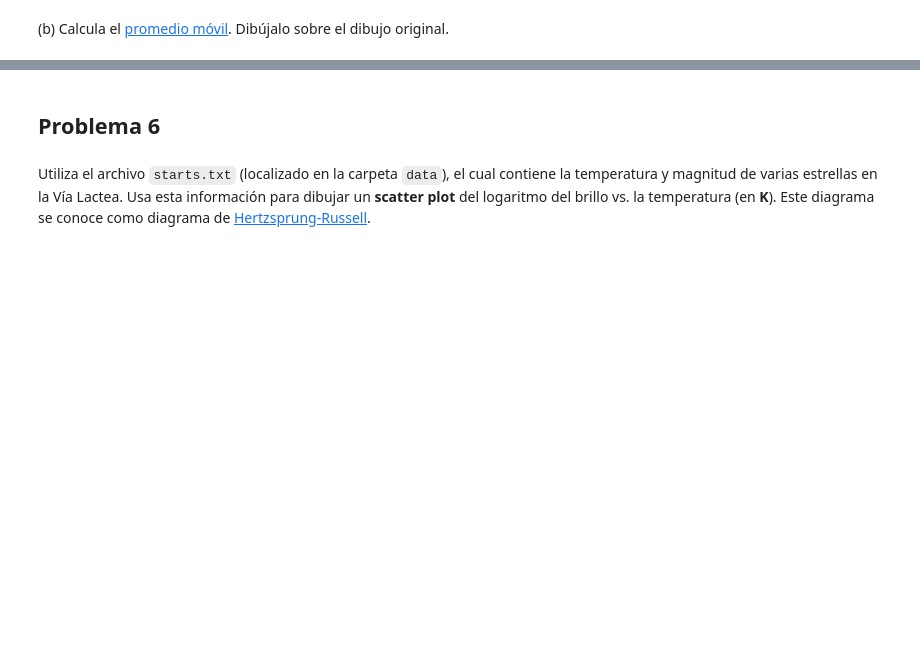
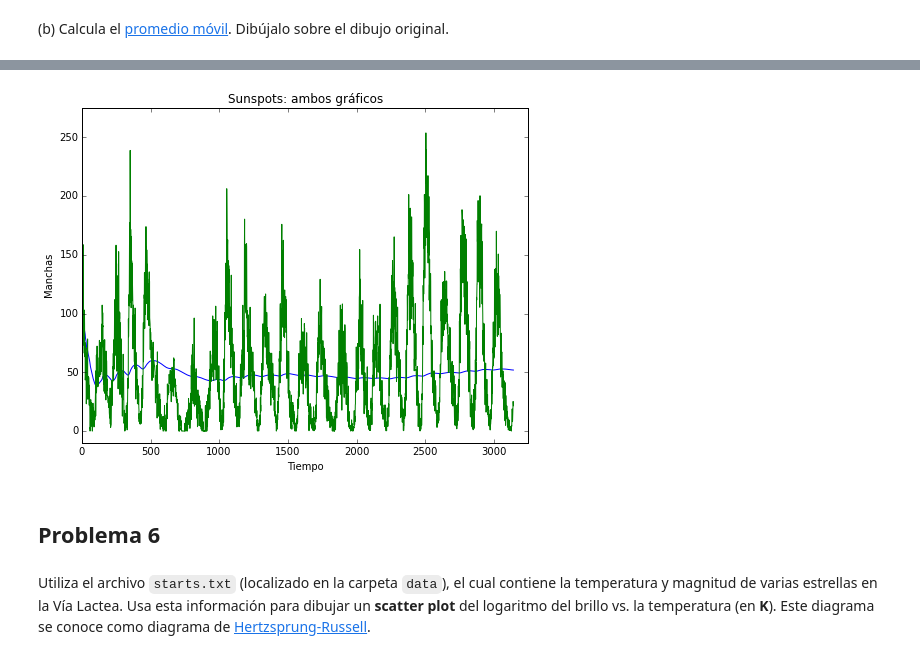
Before and after one commit to terandes/mate-computacional, a Jupyter notebook: alumnos/FedericoGarza/Tareas/Tarea4/NumPy_tarea.ipynb, the cells around one changed output, grey strips where cells are left out. Drawn from its saved outputs; the diff is of its cells as text; code cells hidden in the pictures; blank space fills up the shorter version.

```diff
--- a/alumnos/FedericoGarza/Tareas/Tarea4/NumPy_tarea.ipynb
+++ b/alumnos/FedericoGarza/Tareas/Tarea4/NumPy_tarea.ipynb
@@ -261,3 +266,15 @@ plt.plot(meses,promedioMovil)
+# %%
+plt.figure(figsize=(8, 6), dpi=80)
+plt.plot(meses,promedioMovil) #Juntos
+plt.plot(meses,manchas)
+plt.xlim(0,3250)
+plt.ylim(-10,275)
+axes=plt.gca()
+axes.set_xlabel('Tiempo')
+axes.set_ylabel('Manchas')
+axes.set_title(u'Sunspots: ambos gráficos');
+# %% [output]
+[figure, added]
 # %% [markdown]
 ## Problema 6
 # %% [markdown]
```
Also changed, not shown: parts of 9 cells of this notebook.
